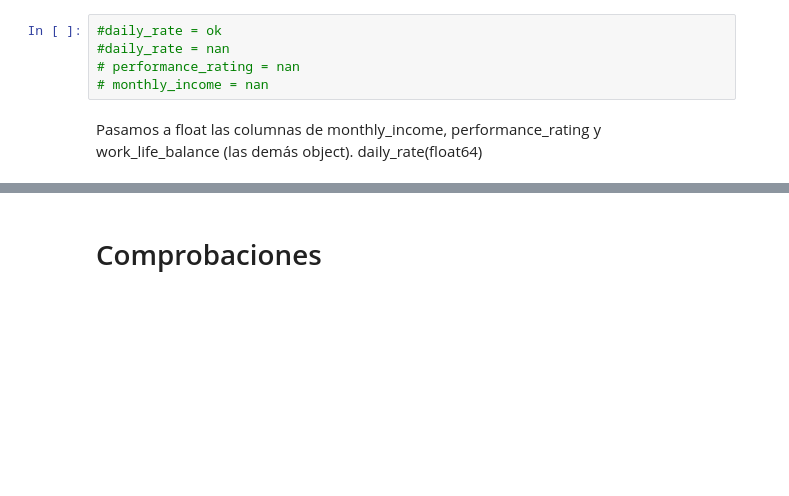
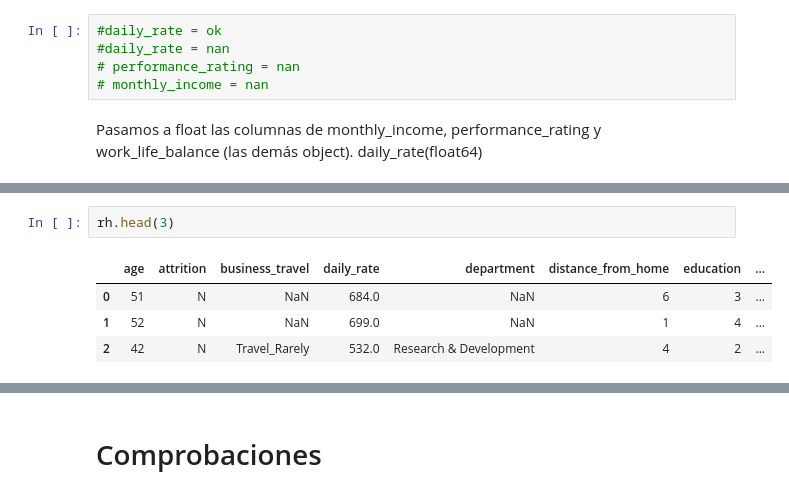
Before and after one commit to Adalab/proyecto-da-promo-Farzana-modulo3-team3-, a Jupyter notebook: Limpieza.ipynb, the cells around one changed output, grey strips where cells are left out. Drawn from its saved outputs; the diff is of its cells as text; blank space fills up the shorter version.

```diff
--- a/Limpieza.ipynb
+++ b/Limpieza.ipynb
@@ -251,0 +253,7 @@ rh_nulos[rh_nulos["%_nulos"] > 0]
+# %%
+rh.head(3)
+# %% [output]
+|  | age | attrition | business_travel | daily_rate | department | distance_from_home | education | ... |
+| 0 | 51 | N | NaN | 684.0 | NaN | 6 | 3 | ... |
+| 1 | 52 | N | NaN | 699.0 | NaN | 1 | 4 | ... |
+| 2 | 42 | N | Travel_Rarely | 532.0 | Research & Development | 4 | 2 | ... |
```
Also changed, not shown: parts of 7 cells of this notebook, 1 other file.
